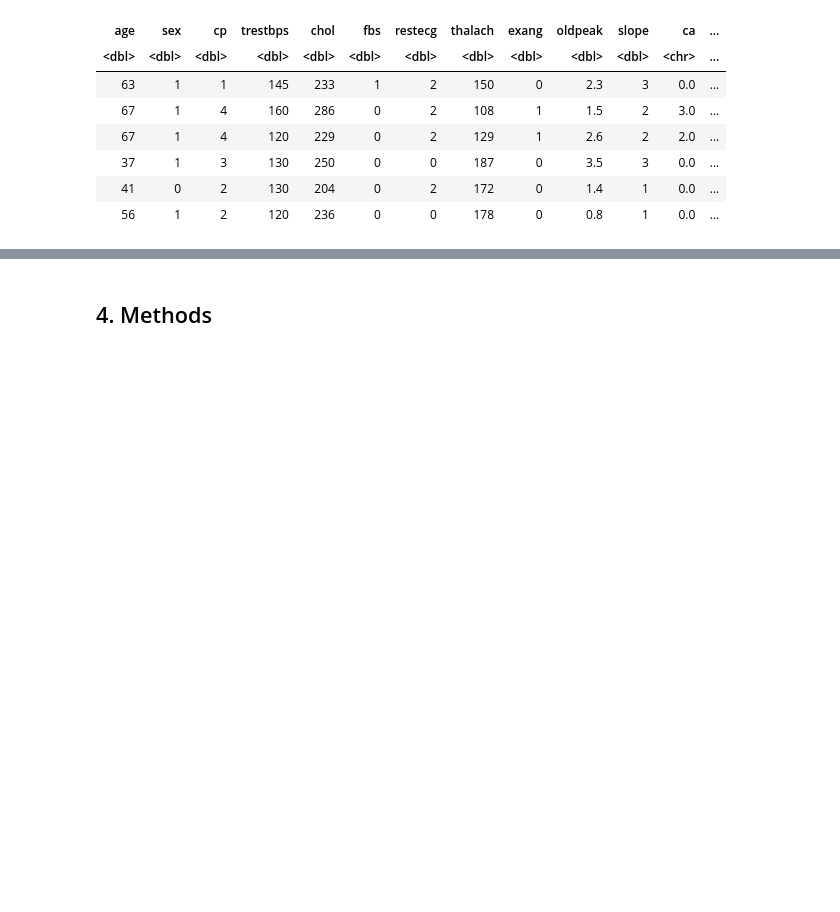
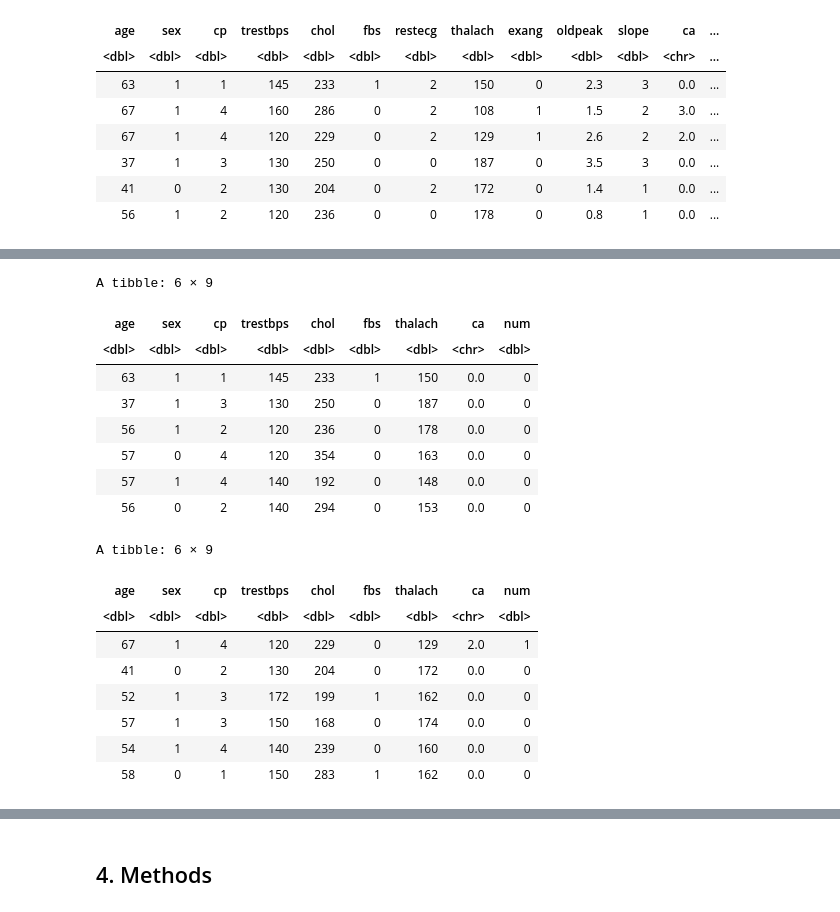
Before and after one commit to shivangibharani/GroupProject, a Jupyter notebook: heart_disease.ipynb, the cells around one changed output, grey strips where cells are left out. Drawn from its saved outputs; the diff is of its cells as text; code cells hidden in the pictures; blank space fills up the shorter version.

```diff
--- a/heart_disease.ipynb
+++ b/heart_disease.ipynb
@@ -49,0 +72,25 @@ A tibble: 6 × 14
+# %%
+split <- initial_split(filheart_df, prop = 0.7, strata = num)
+heart_train <- training(split)
+heart_test <- testing(split)
+head(heart_train)
+head(heart_test)
+# %% [output]
+A tibble: 6 × 9
+| age | sex | cp | trestbps | chol | fbs | thalach | ca | num |
+| <dbl> | <dbl> | <dbl> | <dbl> | <dbl> | <dbl> | <dbl> | <chr> | <dbl> |
+| 63 | 1 | 1 | 145 | 233 | 1 | 150 | 0.0 | 0 |
+| 37 | 1 | 3 | 130 | 250 | 0 | 187 | 0.0 | 0 |
+| 56 | 1 | 2 | 120 | 236 | 0 | 178 | 0.0 | 0 |
+| 57 | 0 | 4 | 120 | 354 | 0 | 163 | 0.0 | 0 |
+| 57 | 1 | 4 | 140 | 192 | 0 | 148 | 0.0 | 0 |
+| 56 | 0 | 2 | 140 | 294 | 0 | 153 | 0.0 | 0 |
+A tibble: 6 × 9
+| age | sex | cp | trestbps | chol | fbs | thalach | ca | num |
+| <dbl> | <dbl> | <dbl> | <dbl> | <dbl> | <dbl> | <dbl> | <chr> | <dbl> |
+| 67 | 1 | 4 | 120 | 229 | 0 | 129 | 2.0 | 1 |
+| 41 | 0 | 2 | 130 | 204 | 0 | 172 | 0.0 | 0 |
+| 52 | 1 | 3 | 172 | 199 | 1 | 162 | 0.0 | 0 |
+| 57 | 1 | 3 | 150 | 168 | 0 | 174 | 0.0 | 0 |
+| 54 | 1 | 4 | 140 | 239 | 0 | 160 | 0.0 | 0 |
+| 58 | 0 | 1 | 150 | 283 | 1 | 162 | 0.0 | 0 |
```
Also changed, not shown: parts of 6 cells of this notebook.
